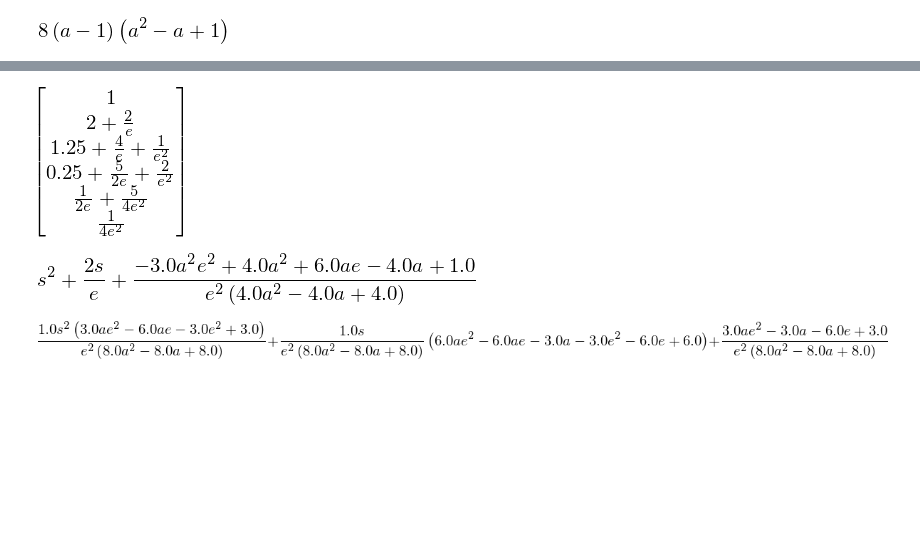
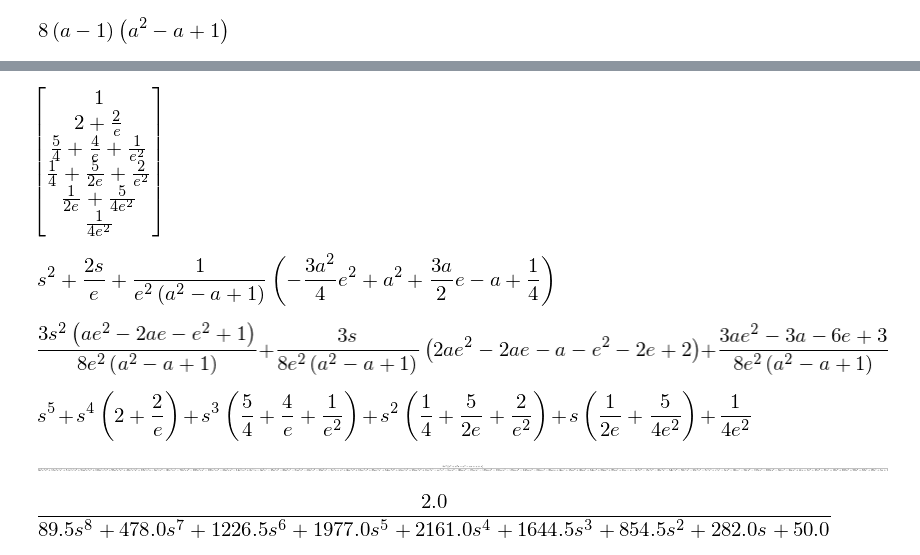
Before and after one commit to cad3na/DCA, a Jupyter notebook: IPythonNotebooks/Teoria de Control I/Matriz de Sylvester.ipynb, the cells around one changed output, grey strips where cells are left out. Cells and saved outputs as stored; diff of their text form; code cells hidden in the pictures; blank space fills up the shorter version.

```diff
--- a/IPythonNotebooks/Teoria de Control I/Matriz de Sylvester.ipynb
+++ b/IPythonNotebooks/Teoria de Control I/Matriz de Sylvester.ipynb
@@ -126,13 +126,13 @@ SMN.det().factor()
 # %%
 v = Matrix([[1],
             [2/e + 2],
-            [4/e + 1/e**2 + 5.0/4],
-            [5/(2*e) + 2/e**2 + 1.0/4],
+            [4/e + 1/e**2 + Rational(5,4)],
+            [5/(2*e) + 2/e**2 + Rational(1,4)],
             [1/(2*e) + 5/(4*e**2)],
             [1/(4*e**2)]])
 v
 # %% [output]
-[figure, old version]
+[figure, new version]
 # %%
 coef = simplify(SMN.inv()*v)
 # %%
@@ -141,8 +141,18 @@ R = coef[3]*s**2 + coef[4]*s + coef[5]
 # %%
 S
 # %% [output]
-[figure, old version]
+[figure, new version]
 # %%
 R
 # %% [output]
-[figure, old version]
+[figure, new version]
+# %%
+Qob = M*S + N*R
+Qob.simplify().expand().collect(s)
+# %% [output]
+[figure, added]
+# %%
+FT = (1/S)*((N/M)/(1+(R/S)*(N*M)))
+FT.expand().simplify()
+# %% [output]
+[figure, added]
@@ -148,0 +163,5 @@ R
+# %%
+FTfm = (1/Sfm)*((Nfm/M)/(1+(Rfm/Sfm)*(Nfm*M)))
+FTfm.expand().simplify()
+# %% [output]
+[figure, added]
```
Also changed, not shown: parts of 6 cells of this notebook.
